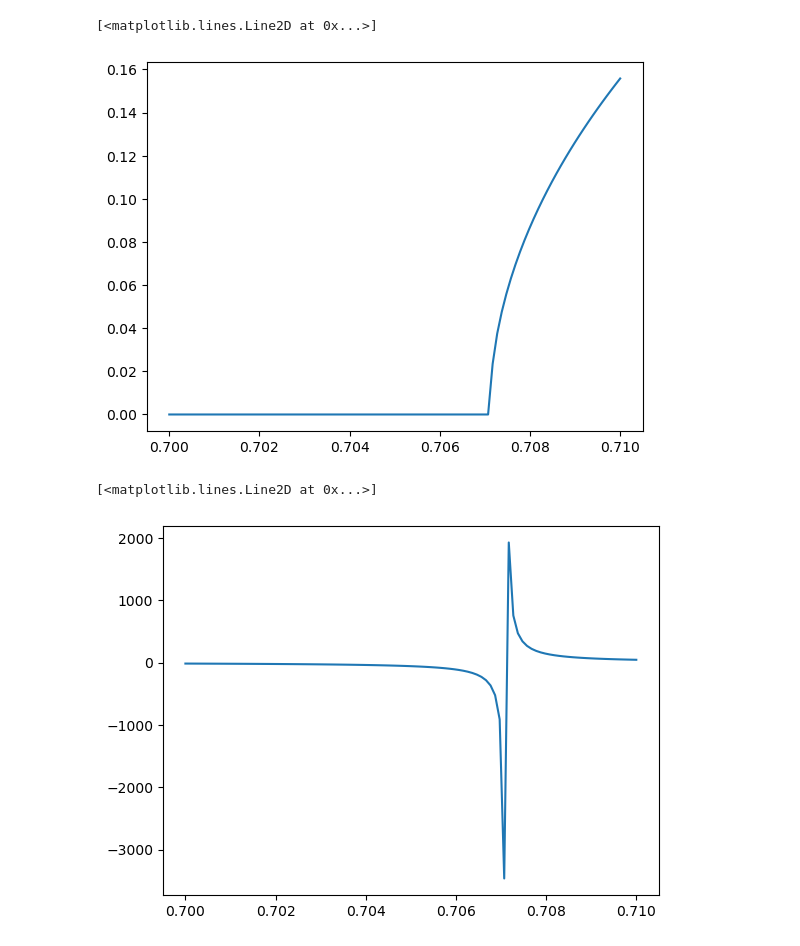
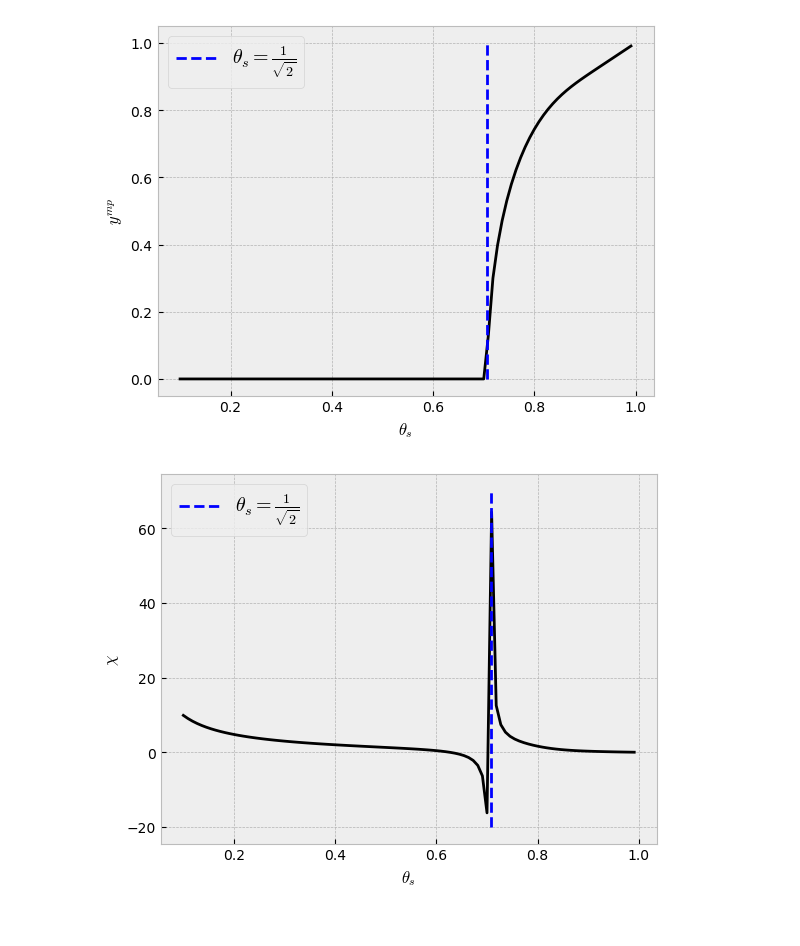
Before and after one commit to W-physics/Tesis, a Jupyter notebook: Suceptibility.ipynb, the cells around one changed output. Cells and saved outputs as stored; diff of their text form; code cells hidden in the pictures.

```diff
--- a/Suceptibility.ipynb
+++ b/Suceptibility.ipynb
@@ -1,5 +1,7 @@
 # %%
 import numpy as np
+import matplotlib.pyplot as plt
+plt.style.use('bmh')
 # %%
 def funcion(posicion, schedule):
     return posicion - schedule * np.tanh(posicion * schedule / (1 - schedule**2))
@@ -7,7 +9,7 @@ def funcion(posicion, schedule):
 def derivada(posicion, schedule):
     return 1 - schedule**2 / (1 - schedule**2) * (1 - np.tanh(posicion * schedule / (1 - schedule**2)))
 # %%
-schedule = np.linspace(0.7,0.71,100)
+schedule = np.linspace(0.1,1,100)
 posicion = np.ones(100)
 
 for i in range(10000):
@@ -34,8 +18,18 @@ import matplotlib.pyplot as plt
 # %%
-plt.plot(schedule, posicion)
+fig1, ax1 = plt.subplots()
+
+ax1.set_xlabel(r'$\theta_s$')
+ax1.set_ylabel(r'$y^{m p}$')
+
+ax1.plot(schedule, posicion, color='k')
+ax1.vlines(x=1/np.sqrt(2), ymin=0, ymax=1, ls='dashed', color='blue',
+            label=r'$\theta_s=\frac{1}{\sqrt{2}}$')
+
+ax1.legend(fontsize='x-large')
+
+fig1.savefig('ymp.pdf')
 # %% [output]
-[<matplotlib.lines.Line2D at 0x...>]
-[figure, old version]
+[figure, new version]
 # %%
 def suceptibility(theta):
     delta = 1 - theta**2
@@ -48,7 +42,17 @@ def suceptibility(theta):
 
     return 1  / (theta/delta - 1/(theta*third_bracket))
 # %%
-plt.plot(schedule,suceptibility(schedule))
+fig2, ax2 = plt.subplots()
+
+ax2.set_xlabel(r'$\theta_s$')
+ax2.set_ylabel(r'$\chi$')
+
+ax2.plot(schedule,suceptibility(schedule), color='k')
+ax2.vlines(x=1/np.sqrt(2), ymin=-20, ymax=70, ls='dashed', color='blue',
+            label=r'$\theta_s=\frac{1}{\sqrt{2}}$')
+
+ax2.legend(fontsize='x-large', loc='upper left')
+
+fig2.savefig('suceptibility.pdf')
 # %% [output]
-[<matplotlib.lines.Line2D at 0x...>]
-[figure, old version]
+[figure, new version]
```
Also changed, not shown: parts of 2 cells of this notebook, 2 other files.
